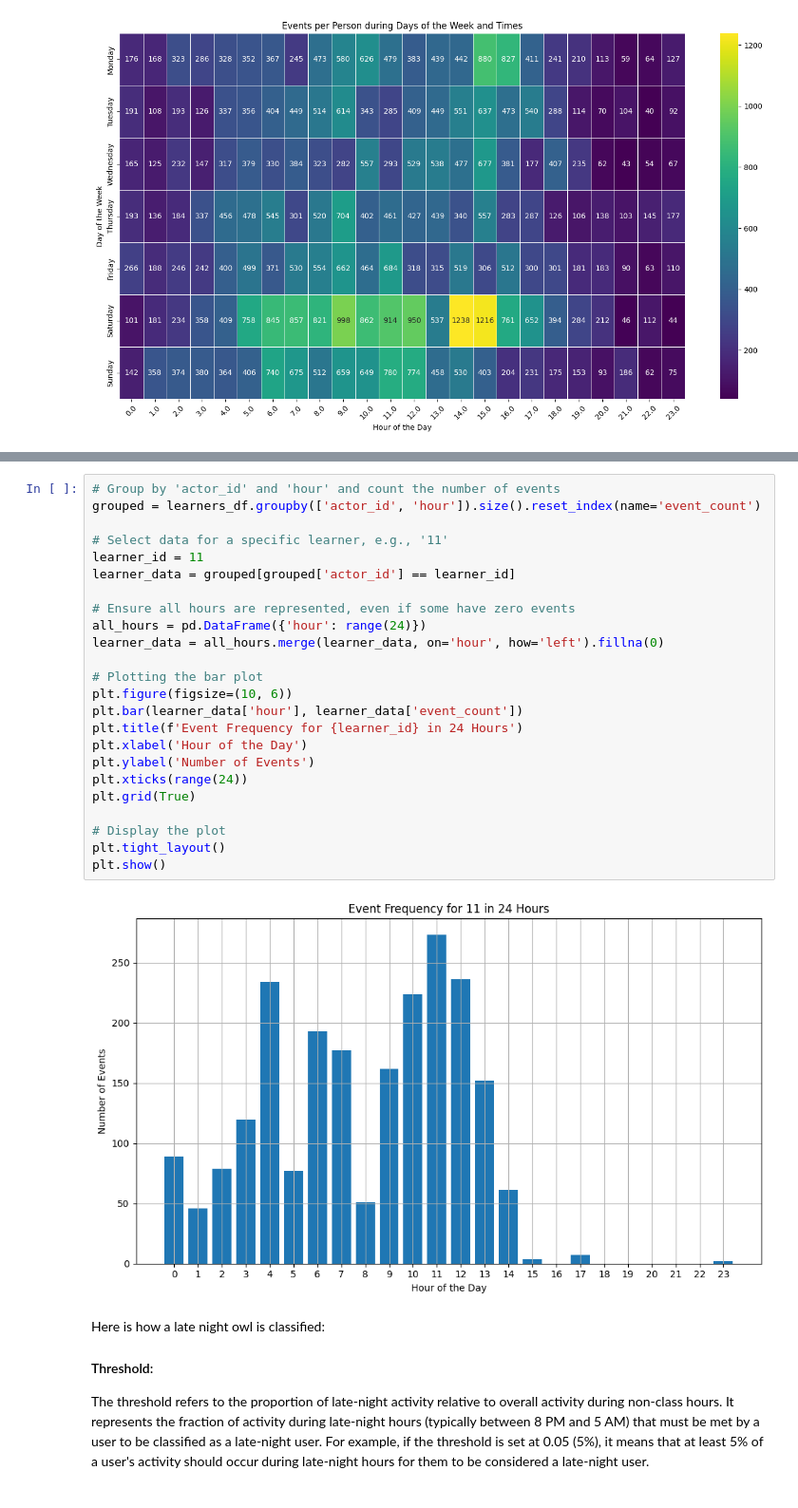
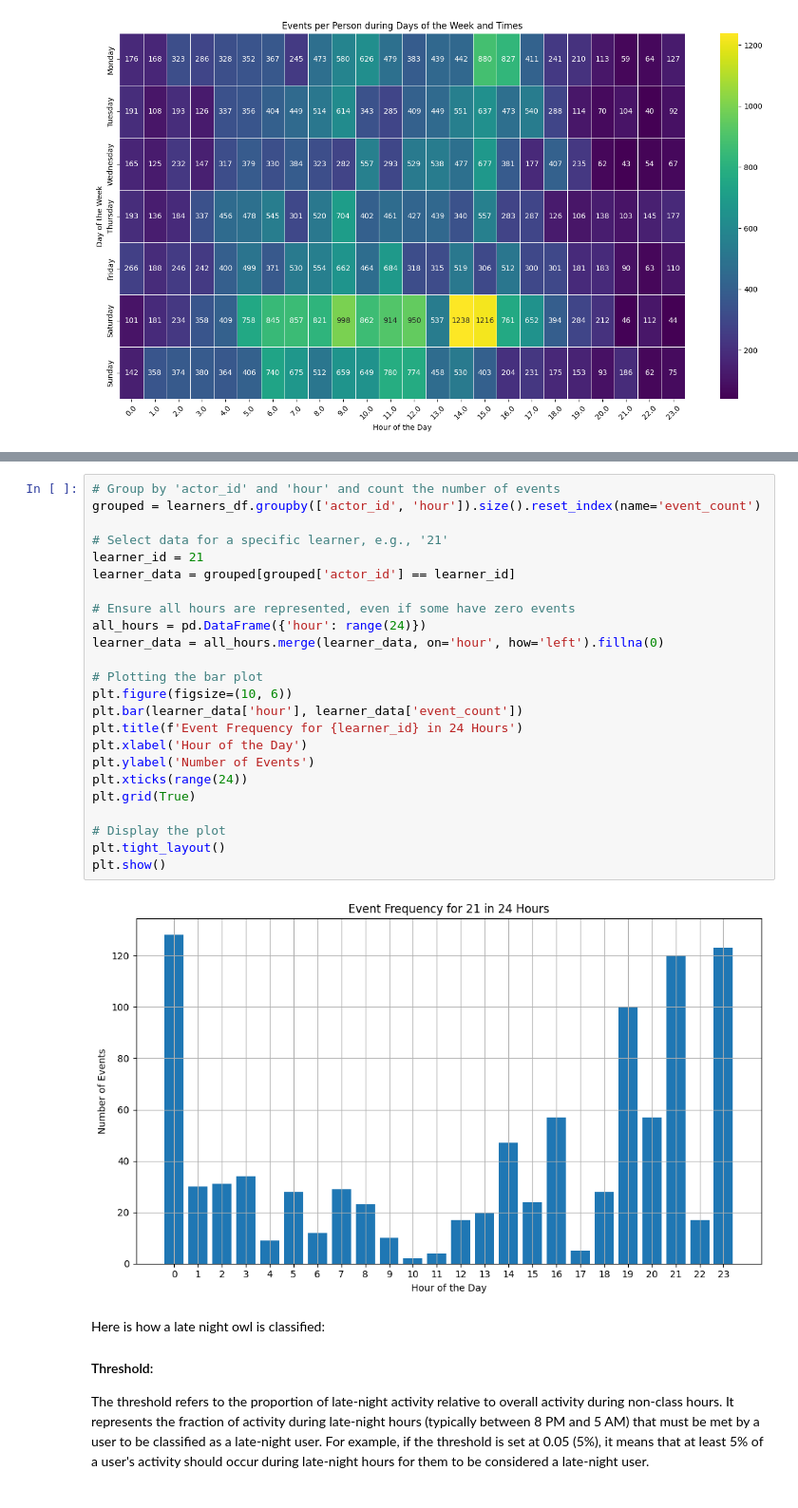
Before and after one commit to dylanz13/learning_analytics_hackathon, a Jupyter notebook: analysis/starter.ipynb, the cells around one changed output, grey strips where cells are left out. Shown at 95% size. Drawn from its saved outputs; the diff is of its cells as text.

```diff
--- a/analysis/starter.ipynb
+++ b/analysis/starter.ipynb
@@ -113,29 +113,29 @@ See the caveats in the documentation: https://pandas.pydata.org/pandas-docs/stab
 # %%
 # Group by 'actor_id' and 'hour' and count the number of events
 grouped = learners_df.groupby(['actor_id', 'hour']).size().reset_index(name='event_count')
 
-# Select data for a specific learner, e.g., '11'
-learner_id = 11
+# Select data for a specific learner, e.g., '21'
+learner_id = 21
 learner_data = grouped[grouped['actor_id'] == learner_id]
 
 # Ensure all hours are represented, even if some have zero events
 all_hours = pd.DataFrame({'hour': range(24)})
 learner_data = all_hours.merge(learner_data, on='hour', how='left').fillna(0)
 
 # Plotting the bar plot
 plt.figure(figsize=(10, 6))
 plt.bar(learner_data['hour'], learner_data['event_count'])
 plt.title(f'Event Frequency for {learner_id} in 24 Hours')
 plt.xlabel('Hour of the Day')
 plt.ylabel('Number of Events')
 plt.xticks(range(24))
 plt.grid(True)
 
 # Display the plot
 plt.tight_layout()
 plt.show()
 # %% [output]
-[figure, old version]
+[figure, new version]
 # %% [markdown]
 Here is how a late night owl is classified:
 
```
Also changed, not shown: parts of 2 cells of this notebook, 1 other file.
